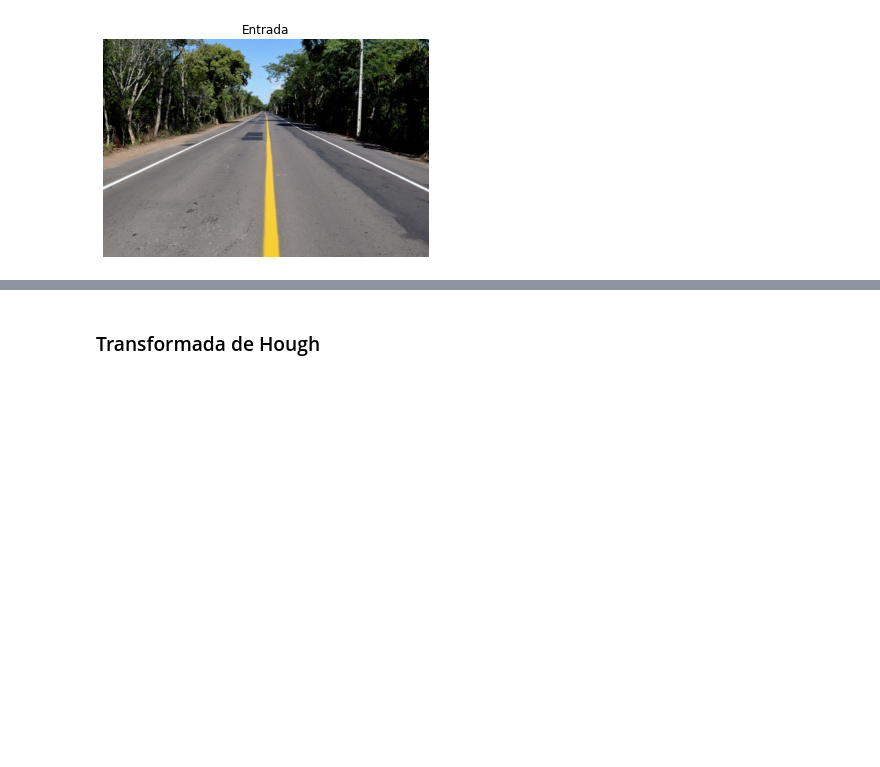
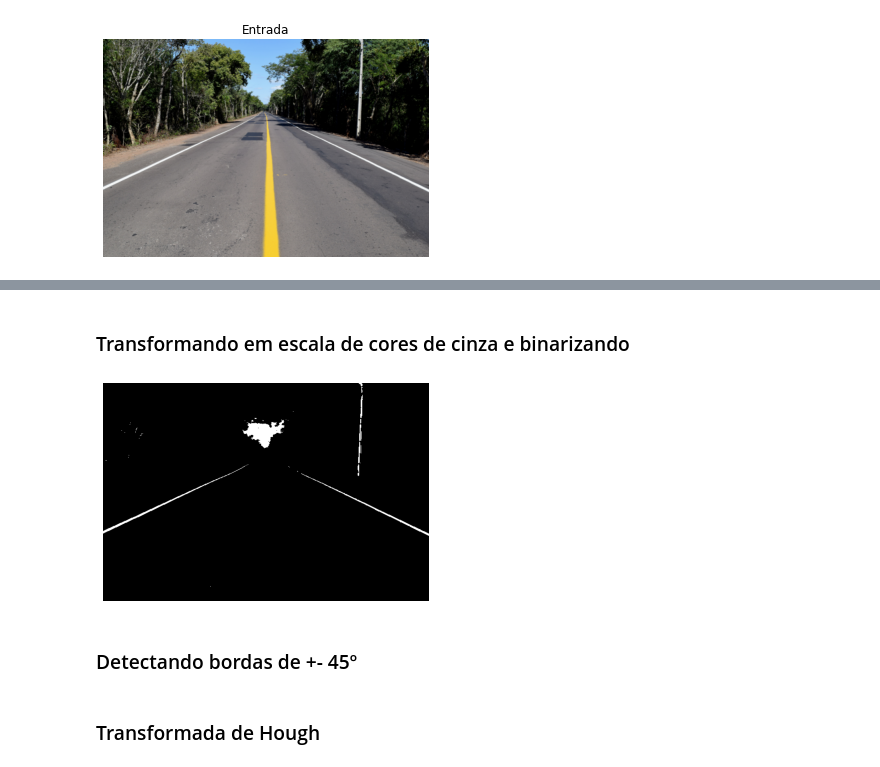
Before and after one commit to gabrielcbenedito/pdi, a Jupyter notebook: lista_2/lista_2.ipynb, the cells around one changed output, grey strips where cells are left out. Cells and saved outputs as stored; diff of their text form; code cells hidden in the pictures; blank space fills up the shorter version.

```diff
--- a/lista_2/lista_2.ipynb
+++ b/lista_2/lista_2.ipynb
@@ -237,0 +251,12 @@ plot_img(img, 'Entrada')
+# %% [markdown]
+### Transformando em escala de cores de cinza e binarizando
+# %%
+# gray transform and transform output shape
+gray_t = np.array([.21, .72, 0.07])
+gray_img = np.dot(img_out, gray_t)
+bin_img = np.vectorize(lambda x: 1. if x > 0 else 0.)(gray_img)
+plot_img_gray(bin_img)
+# %% [output]
+[figure, added]
+# %% [markdown]
+### Detectando bordas de +- 45º
```
Also changed, not shown: parts of 5 cells of this notebook.
